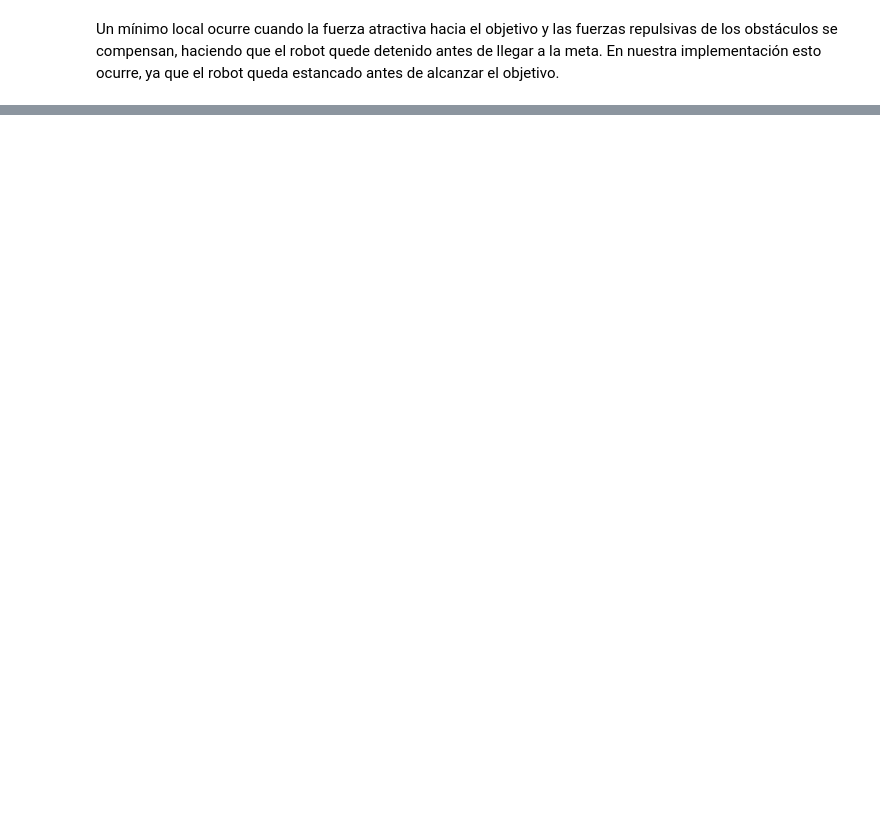
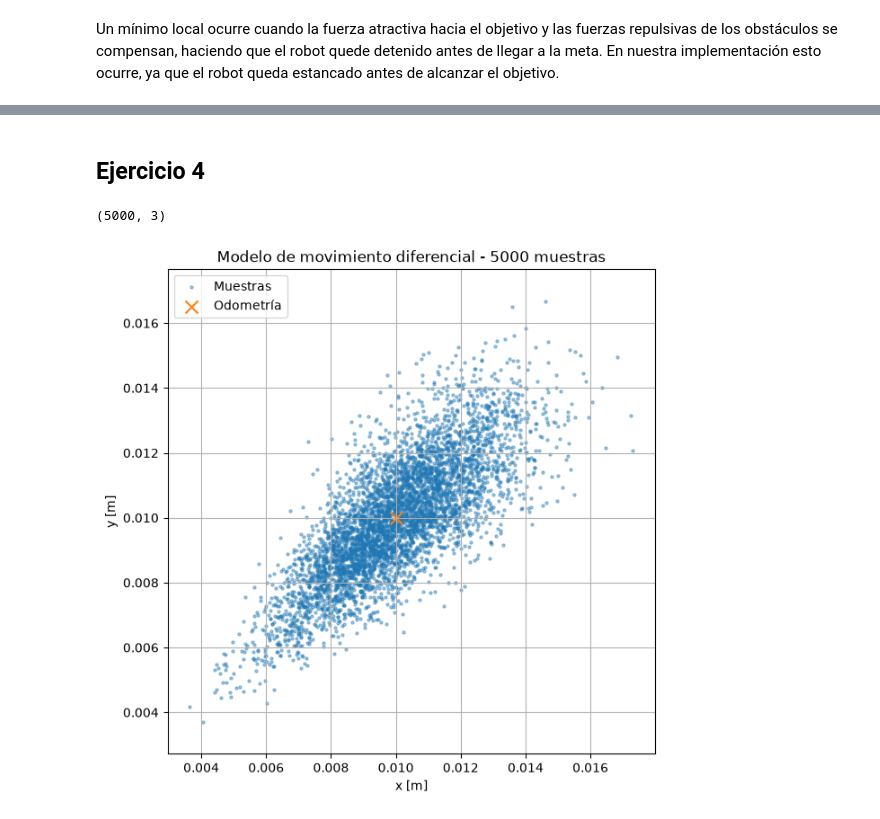
Before and after one commit to joaco1212004/TP2_PRA, a Jupyter notebook: pkg/TP2_python/tp2_DiCola.ipynb, the cells around one changed output, grey strips where cells are left out. Cells and saved outputs as stored; diff of their text form; code cells hidden in the pictures; blank space fills up the shorter version.

```diff
--- a/pkg/TP2_python/tp2_DiCola.ipynb
+++ b/pkg/TP2_python/tp2_DiCola.ipynb
@@ -335,0 +430,2 @@ Theta*, en cambio, puede conectar directamente nodos que no son vecinos cuando e
+# %% [markdown]
+## Ejercicio 4
@@ -335,0 +509,65 @@ Theta*, en cambio, puede conectar directamente nodos que no son vecinos cuando e
+# %%
+x_prev = np.array([0.0, 0.0, 0.785])
+x_odom = np.array([0.01, 0.01, 0.765])
+
+alpha = np.array([
+    20.0,
+    20.0,
+    0.01,
+    0.01
+])
+
+N = 5000
+
+samples_differential = np.array([
+    differential_odometry_motion_model(
+        x_prev,
+        x_odom,
+        alpha
+    )
+    for _ in range(N)
+])
+
+samples_differential.shape
+# %% [output]
+(5000, 3)
+# %%
+PUNTO4_DIR = GRAFICOS_DIR / "punto4"
+PUNTO4_DIR.mkdir(exist_ok=True)
+# %%
+plt.figure(figsize=(7, 7))
+
+plt.scatter(
+    samples_differential[:, 0],
+    samples_differential[:, 1],
+    s=5,
+    alpha=0.4,
+    label="Muestras"
+)
+
+# Pose indicada por la odometría.
+plt.scatter(
+    x_odom[0],
+    x_odom[1],
+    marker="x",
+    s=100,
+    label="Odometría"
+)
+
+plt.xlabel("x [m]")
+plt.ylabel("y [m]")
+plt.title("Modelo de movimiento diferencial - 5000 muestras")
+
+plt.axis("equal")
+plt.grid()
+plt.legend()
+
+plt.savefig(
+    PUNTO4_DIR / "movimiento_diferencial.jpeg",
+    dpi=300,
+    bbox_inches="tight"
+)
+
+plt.show()
+# %% [output]
+[figure, added]
```
Also changed, not shown: parts of 24 cells of this notebook, 17 other files.
